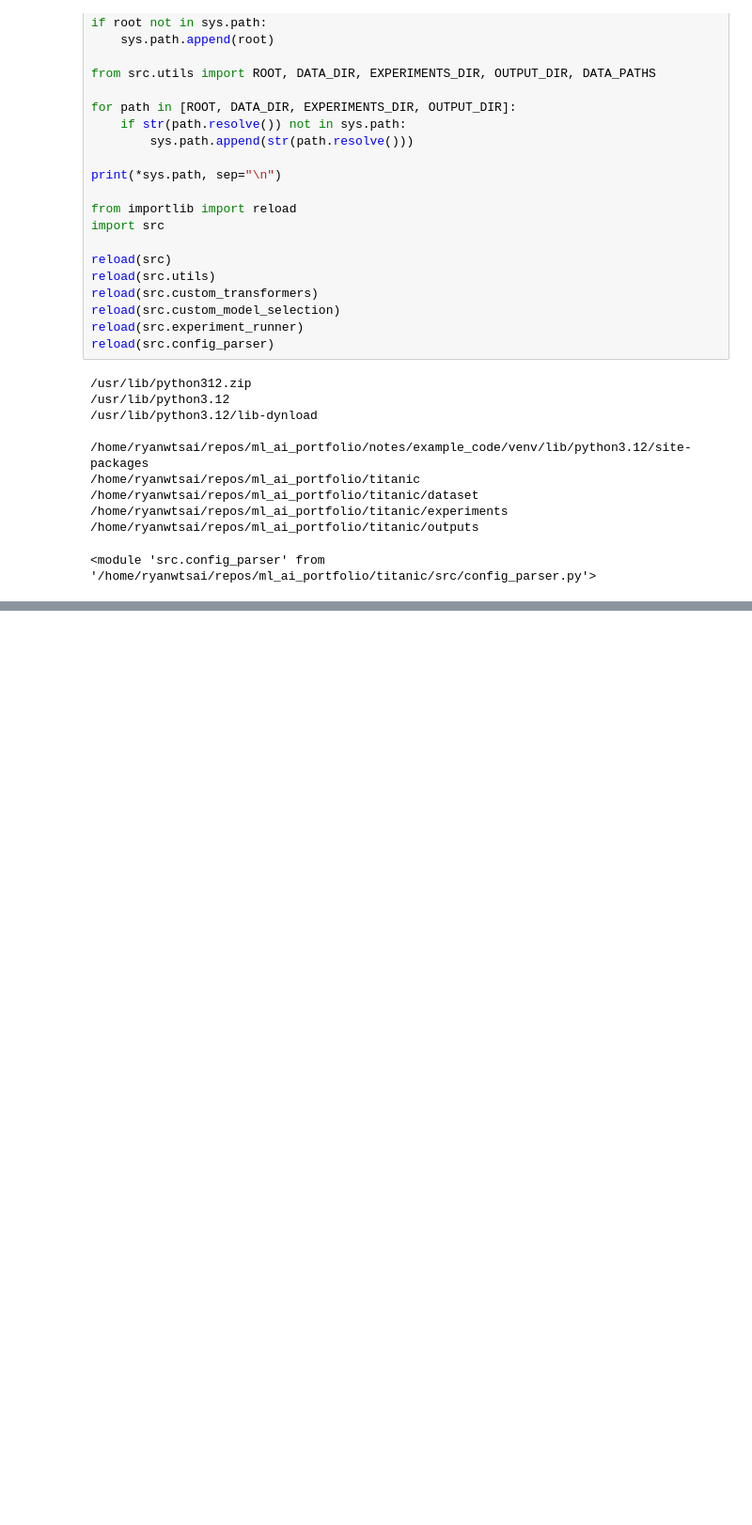
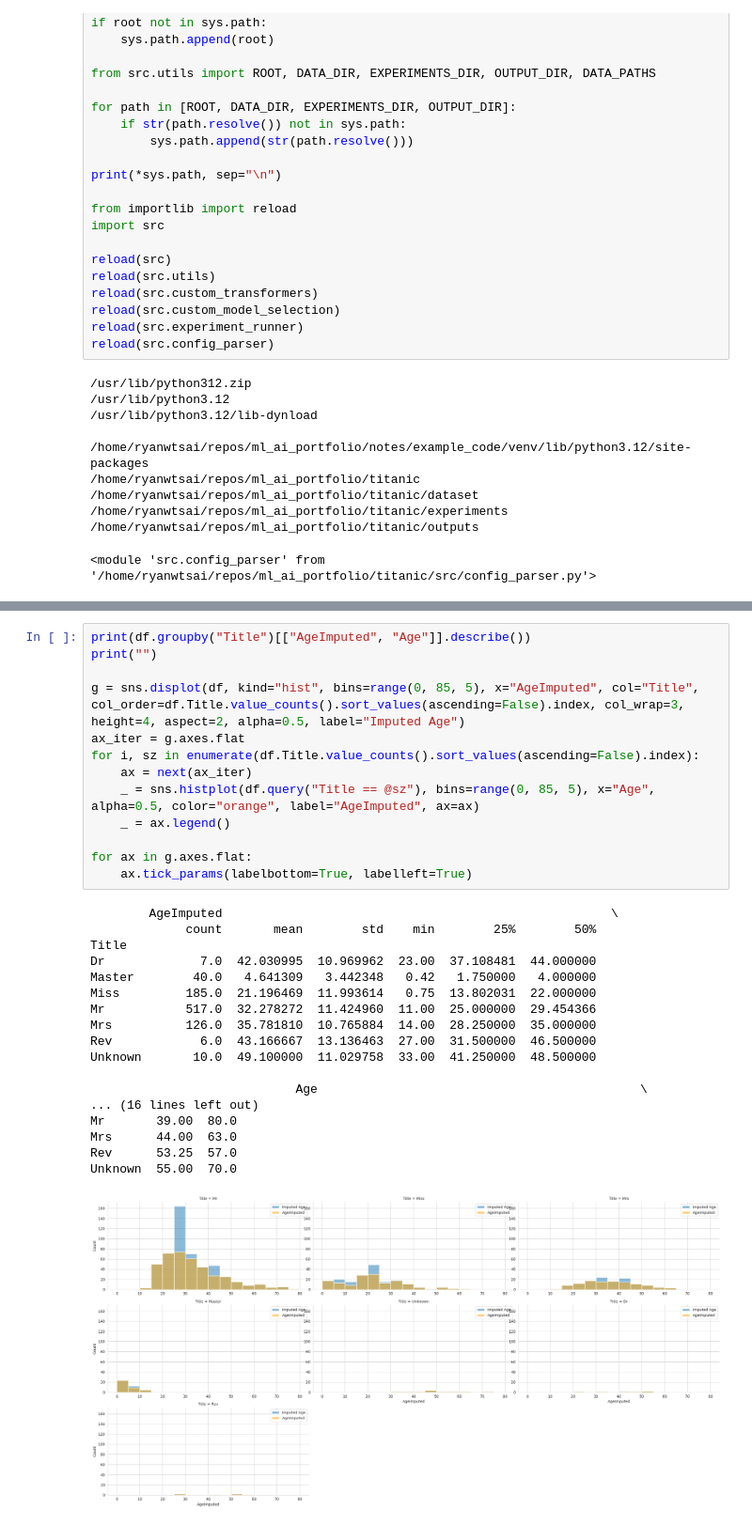
Before and after one commit to rfdspeng/ml_ai_portfolio, a Jupyter notebook: titanic/notebooks/age_imputation.ipynb, the cells around one changed output, grey strips where cells are left out. Shown at 94% size. Drawn from its saved outputs; the diff is of its cells as text; blank space fills up the shorter version.

```diff
--- a/titanic/notebooks/age_imputation.ipynb
+++ b/titanic/notebooks/age_imputation.ipynb
@@ -38,0 +105,32 @@ from src.custom_transformers import DynamicDataPrepPipeline
+# %%
+print(df.groupby("Title")[["AgeImputed", "Age"]].describe())
+print("")
+
+g = sns.displot(df, kind="hist", bins=range(0, 85, 5), x="AgeImputed", col="Title", col_order=df.Title.value_counts().sort_values(ascending=False).index, col_wrap=3, height=4, aspect=2, alpha=0.5, label="Imputed Age")
+ax_iter = g.axes.flat
+for i, sz in enumerate(df.Title.value_counts().sort_values(ascending=False).index):
+    ax = next(ax_iter)
+    _ = sns.histplot(df.query("Title == @sz"), bins=range(0, 85, 5), x="Age", alpha=0.5, color="orange", label="AgeImputed", ax=ax)
+    _ = ax.legend()
+
+for ax in g.axes.flat:
+    ax.tick_params(labelbottom=True, labelleft=True)
+# %% [output]
+        AgeImputed                                                     \
+             count       mean        std    min        25%        50%
+Title
+Dr             7.0  42.030995  10.969962  23.00  37.108481  44.000000
+Master        40.0   4.641309   3.442348   0.42   1.750000   4.000000
+Miss         185.0  21.196469  11.993614   0.75  13.802031  22.000000
+Mr           517.0  32.278272  11.424960  11.00  25.000000  29.454366
+Mrs          126.0  35.781810  10.765884  14.00  28.250000  35.000000
+Rev            6.0  43.166667  13.136463  27.00  31.500000  46.500000
+Unknown       10.0  49.100000  11.029758  33.00  41.250000  48.500000
+
+                            Age                                            \
+... (16 lines left out)
+Mr       39.00  80.0
+Mrs      44.00  63.0
+Rev      53.25  57.0
+Unknown  55.00  70.0
+[figure, added]
```
Also changed, not shown: parts of 5 cells of this notebook, 43 other files.
